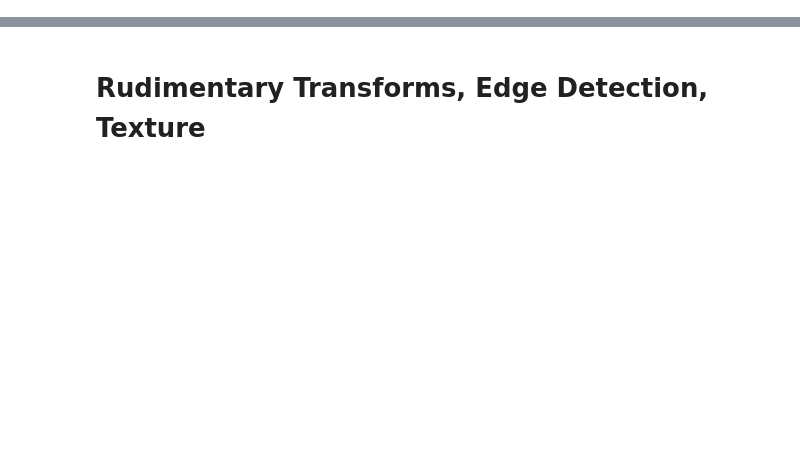
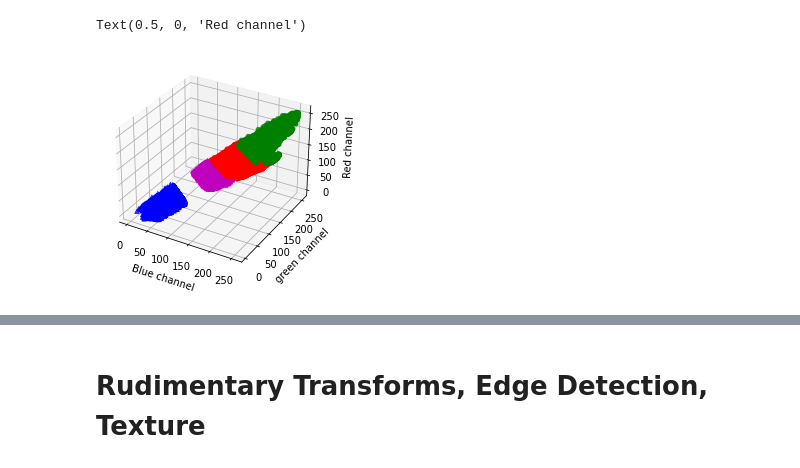
Before and after one commit to Adrianc1234/UPY_jaguares, a Jupyter notebook: Notebooks/EDAs/EDA - Jaguar de dia.ipynb, the cells around one changed output, grey strips where cells are left out. Cells and saved outputs as stored; diff of their text form; code cells hidden in the pictures; blank space fills up the shorter version.

```diff
--- a/Notebooks/EDAs/EDA - Jaguar de dia.ipynb
+++ b/Notebooks/EDAs/EDA - Jaguar de dia.ipynb
@@ -124 +95,24 @@ ax.set_zlabel('Red channel')
+# %%
+from mpl_toolkits.mplot3d import Axes3D
+
+fig = plt.figure()
+ax = fig.add_subplot(111, projection='3d')
+
+plot_vals = [('r', 'o', ind0),
+             ('b', '^', ind1),
+             ('g', '8', ind2),
+             ('m', '*', ind3)]
+
+for c, m, ind in plot_vals:
+    xs = pixel_matrix[ind, 0]
+    ys = pixel_matrix[ind, 1]
+    zs = pixel_matrix[ind, 2]
+    ax.scatter(xs, ys, zs, c=c, marker=m)
+
+ax.set_xlabel('Blue channel')
+ax.set_ylabel('green channel')
+ax.set_zlabel('Red channel')
+# %% [output]
+Text(0.5, 0, 'Red channel')
+[figure, added]
 # %%
```
Also changed, not shown: parts of 140 cells of this notebook.
